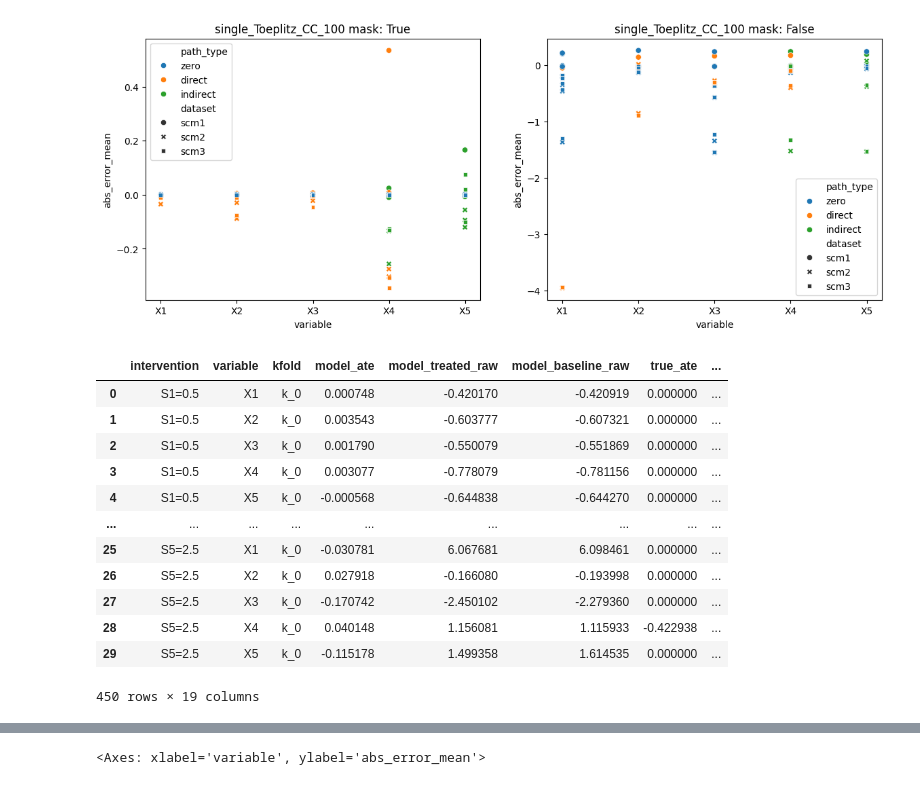
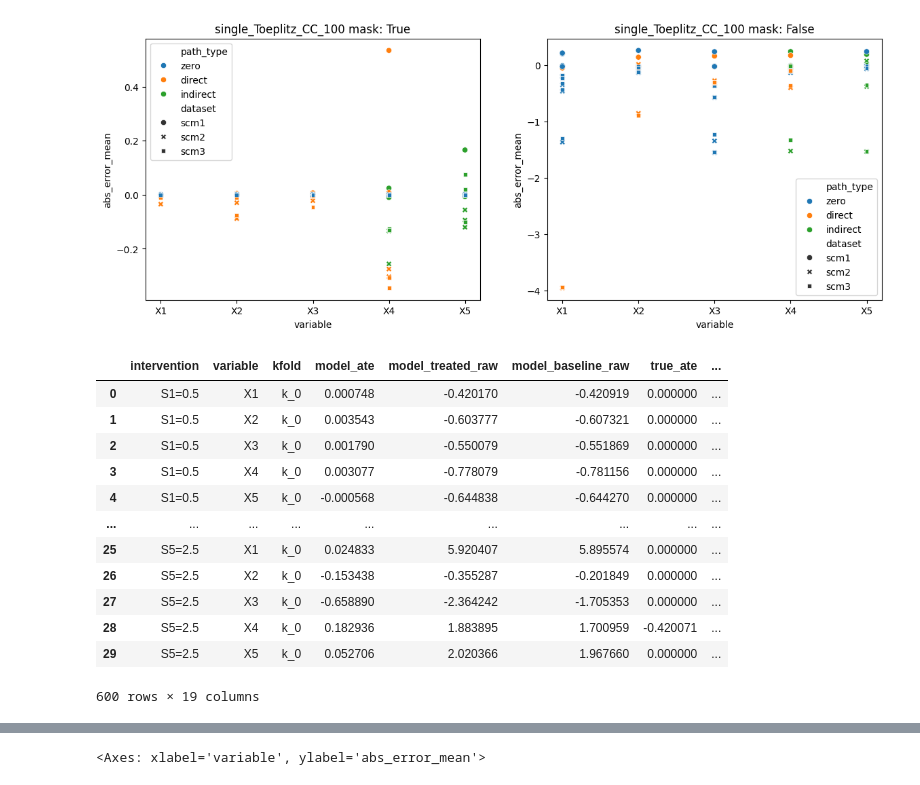
Before and after one commit to scipi1/causaliT, a Jupyter notebook: notebooks/nb_benchmark.ipynb, the cells around one changed output, grey strips where cells are left out. Cells and saved outputs as stored; diff of their text form; code cells hidden in the pictures.

```diff
--- a/notebooks/nb_benchmark.ipynb
+++ b/notebooks/nb_benchmark.ipynb
@@ -751,7 +751,7 @@ Text(0.5, 1.0, 'single_Toeplitz_CC_100 mask: False')
 [figure]
 # %%
 
-#experiment_summary_path = "eval/eval_train_metrics/files"
+experiment_metric_path = "k_0/logs/csv/version_0/metrics.csv"
 ate_metrics_path = "eval/eval_ate_mc/files/ate_metrics_mc.csv"
 
 
@@ -794,6 +794,26 @@ models_list = [
         "dataset"   : "scm3",
         "hard"      : False,
         "filepath"  : "../experiments/calitrain_na_Toplitz_CC_scm3_63719287"
+        },
+
+    # w/ MLP and grad routing
+    {
+        "model"     : "na_Toeplitz_CC_cali_MLP_grad",
+        "dataset"   : "scm1",
+        "hard"      : False,
+        "filepath"  : "../experiments/calitrain_na_Toplitz_CC_scm1_63959463"
+        },
+    {
+        "model"     : "na_Toeplitz_CC_cali_MLP_grad",
+        "dataset"   : "scm2",
+        "hard"      : False,
+        "filepath"  : "../experiments/calitrain_na_Toplitz_CC_scm2_63959468"
+        },
+    {
+        "model"     : "na_Toeplitz_CC_cali_MLP_grad",
+        "dataset"   : "scm3",
+        "hard"      : False,
+        "filepath"  : "../experiments/calitrain_na_Toplitz_CC_scm3_63959470"
         },
 
     # single
@@ -858,53 +878,74 @@ models_list = [
         "filepath"  : "../experiments/calitrain_single_Toeplitz_CC_svfa_scm3_63894481"
         },
 
+    # single with MLP, 2 layers, CV, grad routing
+    {
+        "model"     : "single_sva_Toeplitz_CC_cali_MLP_cv_grad",
+        "dataset"   : "scm1",
+        "hard"      : False,
+        "filepath"  : "../experiments/calitrain_single_Toeplitz_CC_svfa_scm1_63959475"
+        },
+    {
+        "model"     : "single_sva_Toeplitz_CC_cali_MLP_cv_grad",
+        "dataset"   : "scm2",
+        "hard"      : False,
+        "filepath"  : "../experiments/calitrain_single_Toeplitz_CC_svfa_scm2_63959481"
+        },
+
+    # {
+    #     "model"     : "single_sva_Toeplitz_CC_cali_MLP_cv_grad",
+    #     "dataset"   : "scm3",
+    #     "hard"      : False,
+    #     "filepath"  : "../experiments/calitrain_single_Toeplitz_CC_svfa_scm3_63959505"
+    #     },
 
 ]
 
 
 dfm = None
-#dfe = None
+dfme = None
 
 for d in models_list:
     # ATE df
     df_ = pd.read_csv(join(d["filepath"], ate_metrics_path))
     df_["model"] = d["model"]
     df_["dataset"] = d["dataset"]
     df_["hard"] = d["hard"]
 
     if dfm is None:
         dfm = df_
     else:
         dfm = pd.concat([dfm, df_], axis=0)
 
     # exp df
-    # dfe_ = pd.read_csv(join(d["filepath"], intermediate_path, experiment_summary_filename))
-    # dfe_["model"] = d["model"]
-    # dfe_["dataset"] = d["dataset"]
-    # dfe_["hard"] = d["hard"]
+    dfme_ = pd.read_csv(join(d["filepath"], experiment_metric_path))
 
-    # if dfe is None:
-    #     dfe = dfe_
-    # else:
-    #     dfe = pd.concat([dfe, dfe_], axis=0)
+    dfme_["model"] = d["model"]
+    dfme_["dataset"] = d["dataset"]
+    dfme_["hard"] = d["hard"]
+
+    if dfme is None:
+        dfme = dfme_
+    else:
+        dfme = pd.concat([dfme, dfme_], axis=0)
 
 
 dfm = add_ate_groups(dfm)
 
 # compatible label with baseline
 dfm["abs_error_mean"] = dfm["abs_error"]
 dfm
 # %% [output]
 |  | intervention | variable | kfold | model_ate | model_treated_raw | model_baseline_raw | true_ate | ... |
 | 0 | S1=0.5 | X1 | k_0 | 0.000748 | -0.420170 | -0.420919 | 0.000000 | ... |
 | 1 | S1=0.5 | X2 | k_0 | 0.003543 | -0.603777 | -0.607321 | 0.000000 | ... |
 | 2 | S1=0.5 | X3 | k_0 | 0.001790 | -0.550079 | -0.551869 | 0.000000 | ... |
 | 3 | S1=0.5 | X4 | k_0 | 0.003077 | -0.778079 | -0.781156 | 0.000000 | ... |
 | 4 | S1=0.5 | X5 | k_0 | -0.000568 | -0.644838 | -0.644270 | 0.000000 | ... |
 | ... | ... | ... | ... | ... | ... | ... | ... | ... |
-| 25 | S5=2.5 | X1 | k_0 | -0.030781 | 6.067681 | 6.098461 | 0.000000 | ... |
-| 26 | S5=2.5 | X2 | k_0 | 0.027918 | -0.166080 | -0.193998 | 0.000000 | ... |
-| 27 | S5=2.5 | X3 | k_0 | -0.170742 | -2.450102 | -2.279360 | 0.000000 | ... |
-| 28 | S5=2.5 | X4 | k_0 | 0.040148 | 1.156081 | 1.115933 | -0.422938 | ... |
-| 29 | S5=2.5 | X5 | k_0 | -0.115178 | 1.499358 | 1.614535 | 0.000000 | ... |
+| 25 | S5=2.5 | X1 | k_0 | 0.024833 | 5.920407 | 5.895574 | 0.000000 | ... |
+| 26 | S5=2.5 | X2 | k_0 | -0.153438 | -0.355287 | -0.201849 | 0.000000 | ... |
+| 27 | S5=2.5 | X3 | k_0 | -0.658890 | -2.364242 | -1.705353 | 0.000000 | ... |
+| 28 | S5=2.5 | X4 | k_0 | 0.182936 | 1.883895 | 1.700959 | -0.420071 | ... |
+| 29 | S5=2.5 | X5 | k_0 | 0.052706 | 2.020366 | 1.967660 | 0.000000 | ... |
-450 rows × 19 columns
+600 rows × 19 columns
```
Also changed, not shown: parts of 4 cells of this notebook, 14 other files.
